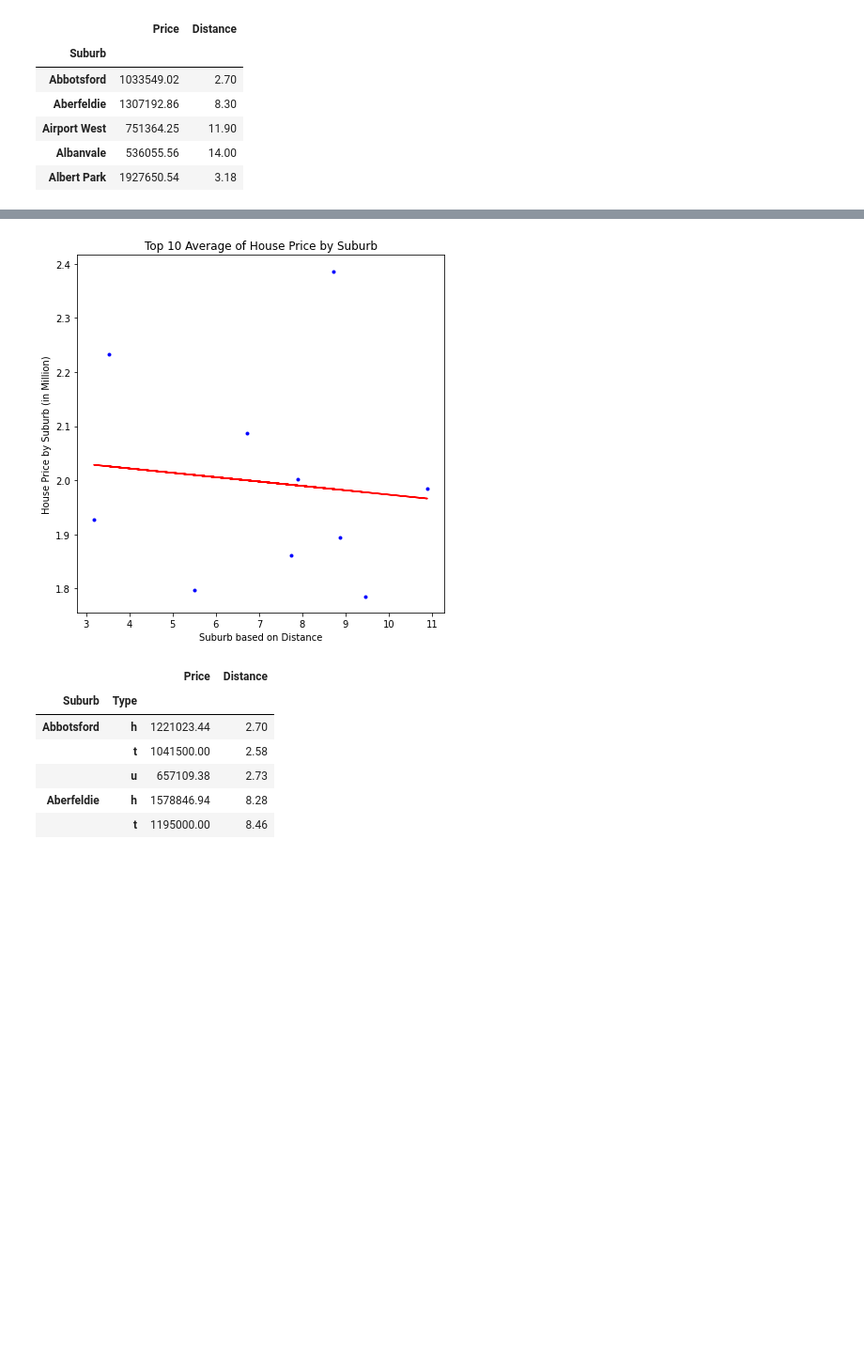
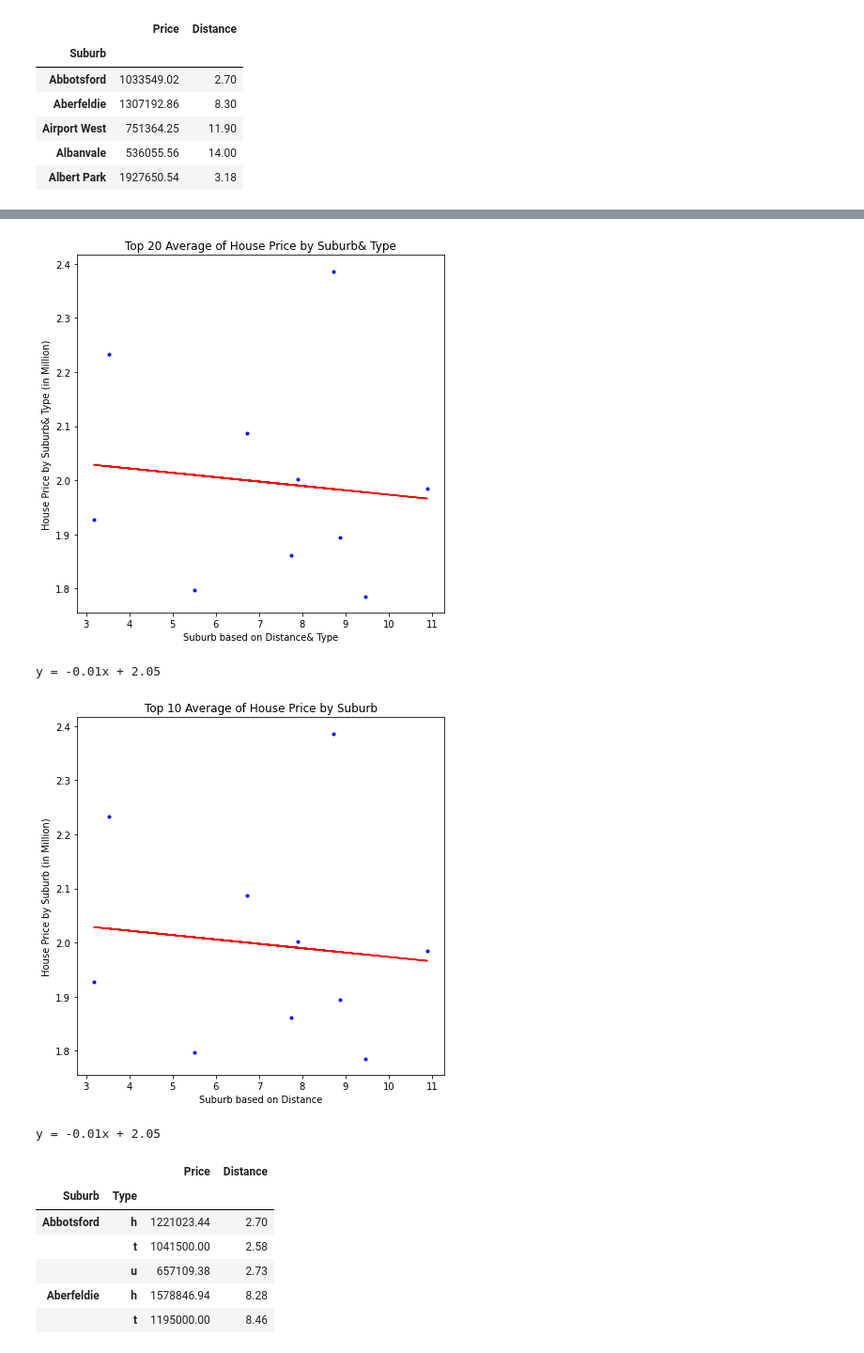
Before and after one commit to Franco1230/Data-Bootcamp-Project-1, a Jupyter notebook: Main.ipynb, the cells around one changed output, grey strips where cells are left out. Shown at 94% size. Saved outputs shown, nothing was run; the diff lists cells and outputs as text; code cells hidden in the pictures; blank space fills up the shorter version.

```diff
--- a/Main.ipynb
+++ b/Main.ipynb
@@ -124,3 +133,25 @@ Text(0, 0.5, 'House Price by Suburb (in Million)')
+# %%
+(slope, intercept, rvalue, pvalue, std_err) = linregress(x, y)
+
+line = slope * x + intercept
+line_eq = f"y = {round(slope,2)}x + {round(intercept,2)}"
+
+fig, axs = plt.subplots(figsize=(7,7))
+axs.set_autoscale_on(True)
+axs.scatter(x, y, marker='.', facecolors="blue", edgecolors="blue")
+plt.plot(x, line, 'r-')
+plt.title("Top 20 Average of House Price by Suburb& Type")
+plt.xlabel("Suburb based on Distance& Type")
+plt.ylabel("House Price by Suburb& Type (in Million)")
+plt.annotate(line_eq, (-50,80), fontsize=12, color="red")
+
+file = os.path.join("Images/top20_Suburb_Price_Type_scatter.png")
+plt.savefig(file)
+plt.show()
+print(line_eq)
+# %% [output]
+[figure, added]
+y = -0.01x + 2.05
 # %%
 (slope, intercept, rvalue, pvalue, std_err) = linregress(x, y)
 
@@ -136,9 +167,10 @@ plt.xlabel("Suburb based on Distance")
 plt.ylabel("House Price by Suburb (in Million)")
 plt.annotate(line_eq, (-50,80), fontsize=12, color="red")
 
-file = os.path.join("Images/Suburb_Price.png")
+file = os.path.join("Images/top10_Suburb_Price_scatter.png")
 plt.savefig(file)
 plt.show()
 print(line_eq)
 # %% [output]
 [figure]
+y = -0.01x + 2.05
```
Also changed, not shown: parts of 15 cells of this notebook.
